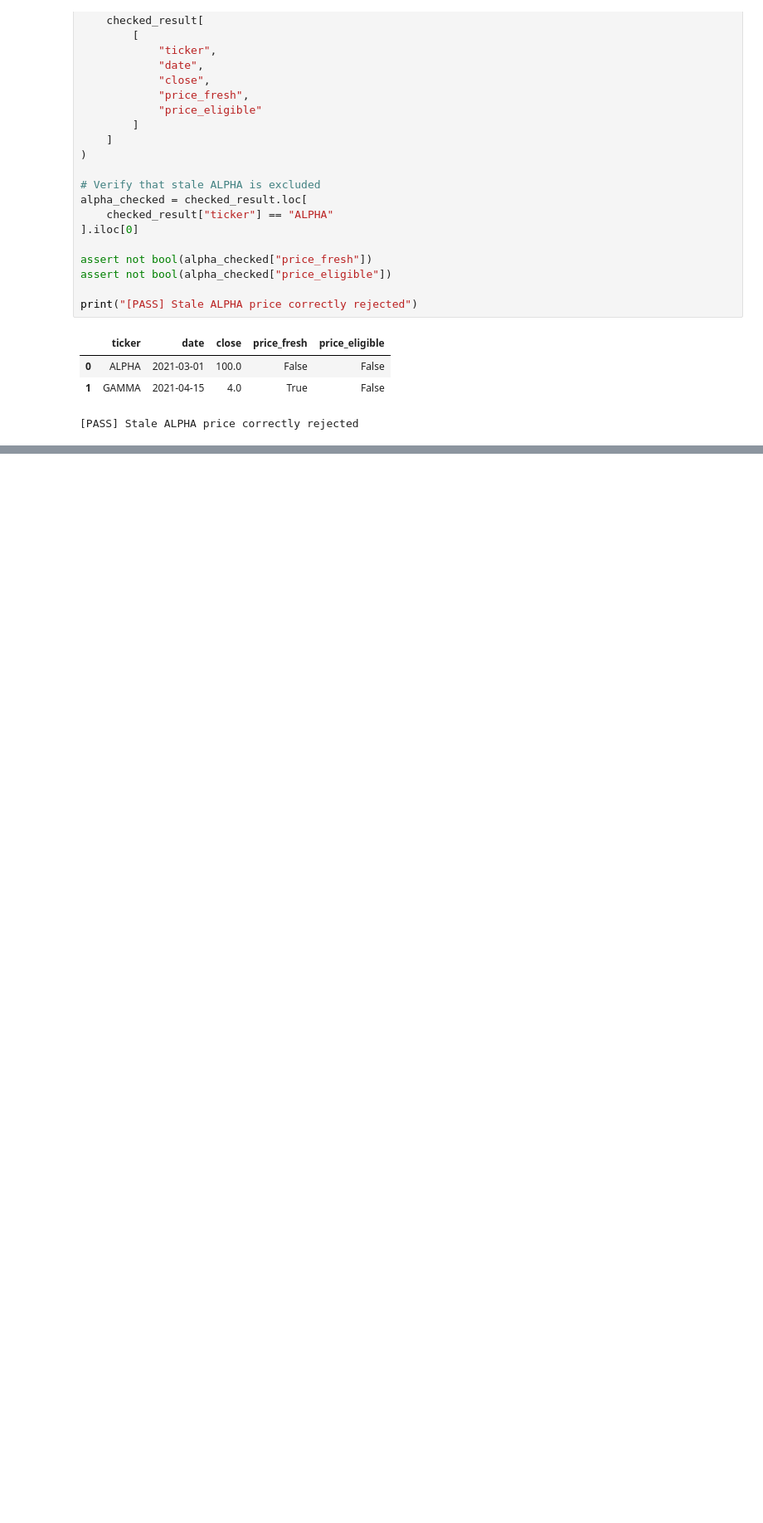
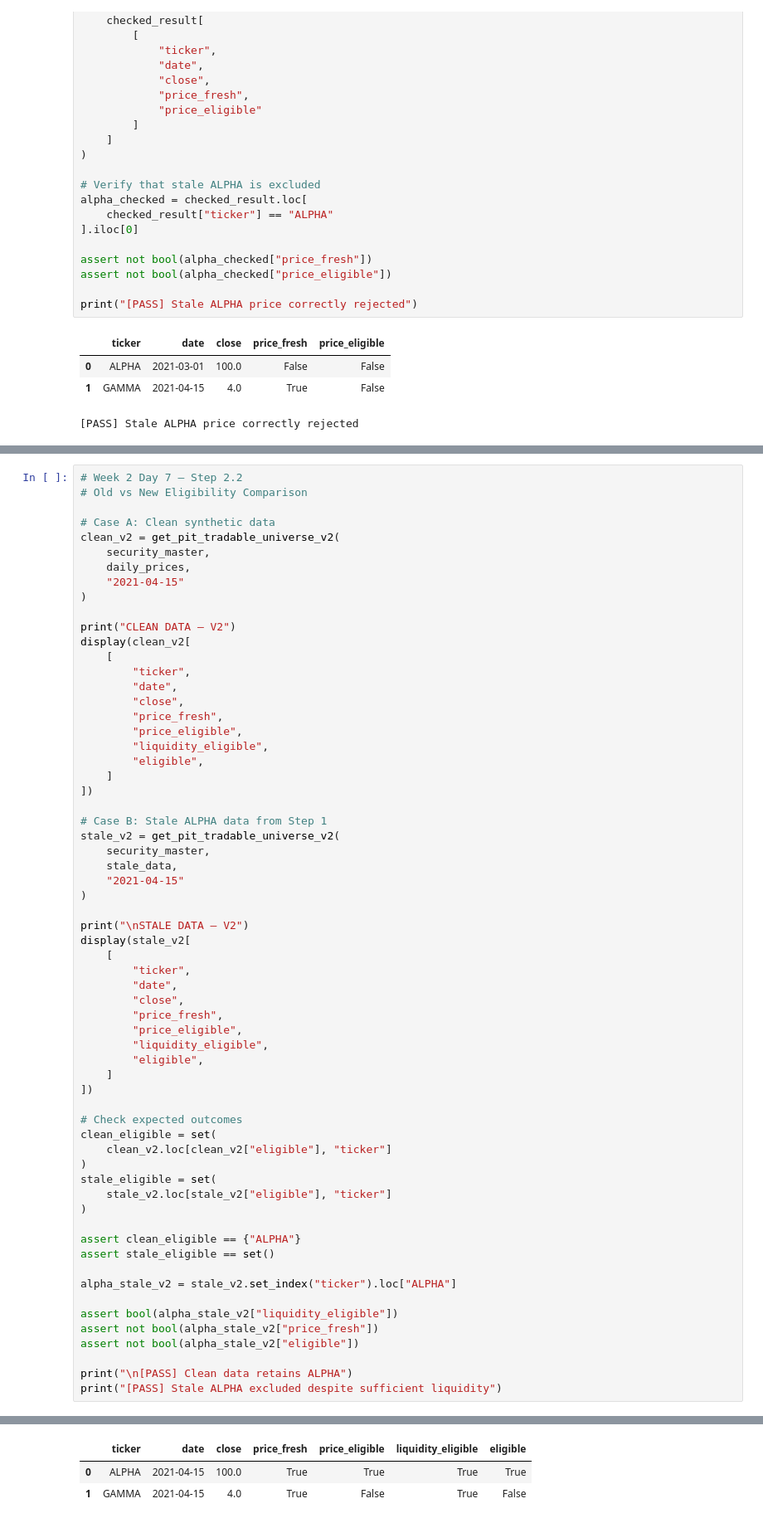
Before and after one commit to XiaoyuZou0915/equity-alpha-research, a Jupyter notebook: notebooks/02_pit_universe.ipynb, the cells around one changed output, grey strips where cells are left out. Shown at 83% size. Drawn from its saved outputs; the diff is of its cells as text; blank space fills up the shorter version.

```diff
--- a/notebooks/02_pit_universe.ipynb
+++ b/notebooks/02_pit_universe.ipynb
@@ -998,0 +1122,64 @@ print("[PASS] Stale ALPHA price correctly rejected")
+# %%
+# Week 2 Day 7 — Step 2.2
+# Old vs New Eligibility Comparison
+
+# Case A: Clean synthetic data
+clean_v2 = get_pit_tradable_universe_v2(
+    security_master,
+    daily_prices,
+    "2021-04-15"
+)
+
+print("CLEAN DATA — V2")
+display(clean_v2[
+    [
+        "ticker",
+        "date",
+        "close",
+        "price_fresh",
+        "price_eligible",
+        "liquidity_eligible",
+        "eligible",
+    ]
+])
+
+# Case B: Stale ALPHA data from Step 1
+stale_v2 = get_pit_tradable_universe_v2(
+    security_master,
+    stale_data,
+    "2021-04-15"
+)
+
+print("\nSTALE DATA — V2")
+display(stale_v2[
+    [
+        "ticker",
+        "date",
+        "close",
+        "price_fresh",
+        "price_eligible",
+        "liquidity_eligible",
+        "eligible",
+    ]
+])
+
+# Check expected outcomes
+clean_eligible = set(
+    clean_v2.loc[clean_v2["eligible"], "ticker"]
+)
+stale_eligible = set(
+    stale_v2.loc[stale_v2["eligible"], "ticker"]
+)
+
+assert clean_eligible == {"ALPHA"}
+assert stale_eligible == set()
+
+alpha_stale_v2 = stale_v2.set_index("ticker").loc["ALPHA"]
+
+assert bool(alpha_stale_v2["liquidity_eligible"])
+assert not bool(alpha_stale_v2["price_fresh"])
+assert not bool(alpha_stale_v2["eligible"])
+
+print("\n[PASS] Clean data retains ALPHA")
+print("[PASS] Stale ALPHA excluded despite sufficient liquidity")
+# %% [output]
@@ -998,0 +1187,3 @@ print("[PASS] Stale ALPHA price correctly rejected")
+|  | ticker | date | close | price_fresh | price_eligible | liquidity_eligible | eligible |
+| 0 | ALPHA | 2021-04-15 | 100.0 | True | True | True | True |
+| 1 | GAMMA | 2021-04-15 | 4.0 | True | False | True | False |
```
Also changed, not shown: parts of 12 cells of this notebook, 2 other files.
